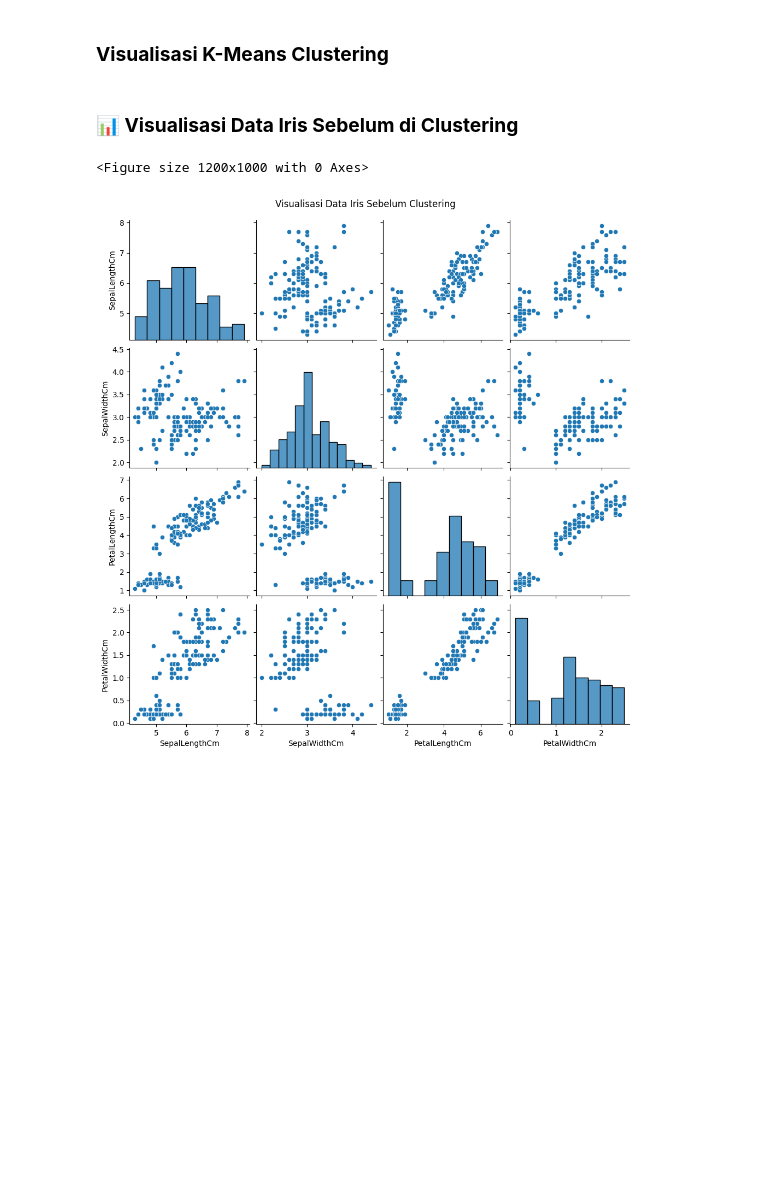
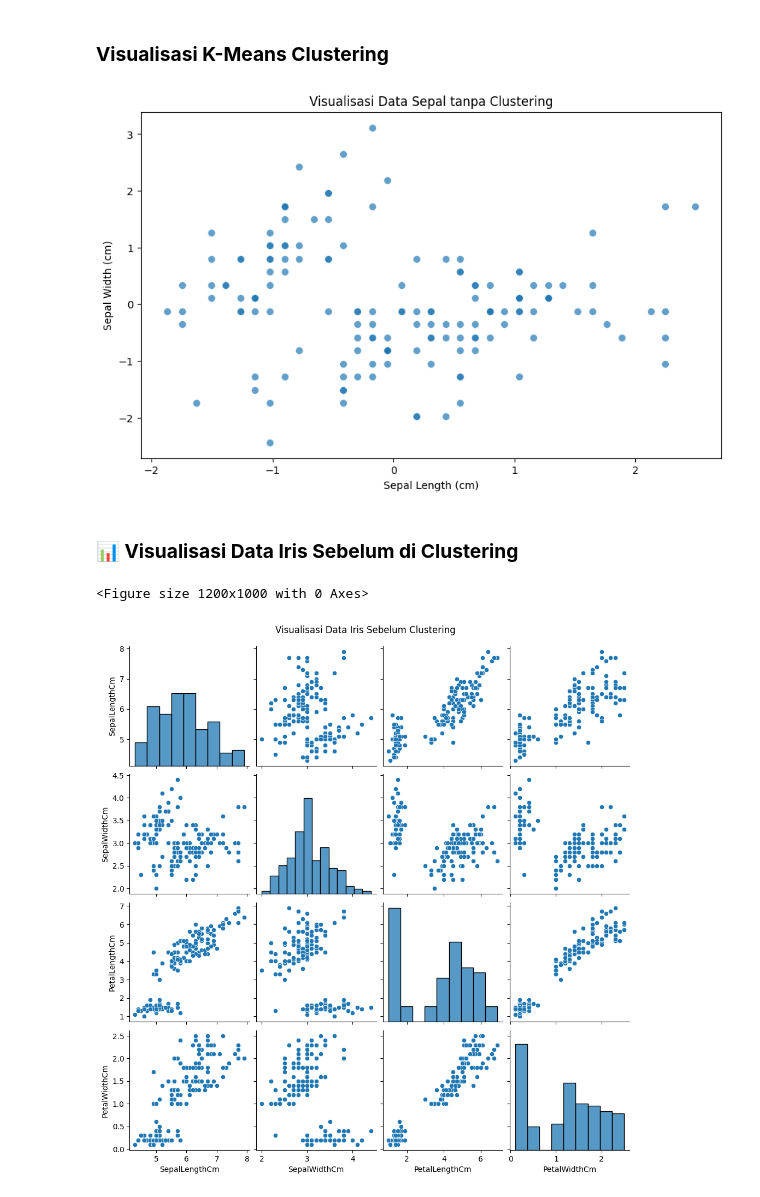
Before and after one commit to rhmnaan/pendat_d, a Jupyter notebook: tugas/_build/jupyter_execute/kmeans.ipynb, the cells around one changed output. Saved outputs shown, nothing was run; the diff lists cells and outputs as text; code cells hidden in the pictures; blank space fills up the shorter version.

Commit message:
tugas update kmeans

```diff
--- a/tugas/_build/jupyter_execute/kmeans.ipynb
+++ b/tugas/_build/jupyter_execute/kmeans.ipynb
@@ -99,16 +110,19 @@ Data setelah kolom 'Species' dihapus:
 # %% [markdown]
 ### **Visualisasi K-Means Clustering**
-# %%
-from sklearn.cluster import KMeans
-
-# Pilih 4 fitur untuk clustering
-X = df[['SepalLengthCm', 'SepalWidthCm', 'PetalLengthCm', 'PetalWidthCm']]
-
-# Membuat model K-Means dengan 2 cluster
-kmeans = KMeans(n_clusters=2, random_state=42)
-
-# Menambahkan hasil clustering ke dataframe
-df['Cluster'] = kmeans.fit_predict(X)
+# %%
+import matplotlib.pyplot as plt
+import seaborn as sns
+
+# Pilih 2 fitur untuk visualisasi
+plt.figure(figsize=(10, 6))
+sns.scatterplot(x='SepalLengthCm', y='SepalWidthCm', data=df, s=50, alpha=0.7)
+
+plt.title("Visualisasi Data Sepal tanpa Clustering")
+plt.xlabel("Sepal Length (cm)")
+plt.ylabel("Sepal Width (cm)")
+plt.show()
+# %% [output]
+[figure, added]
 # %% [markdown]
 ### **📊 Visualisasi Data Iris Sebelum di Clustering**
 # %%
```
Also changed, not shown: parts of 28 cells of this notebook, 16 other files.
